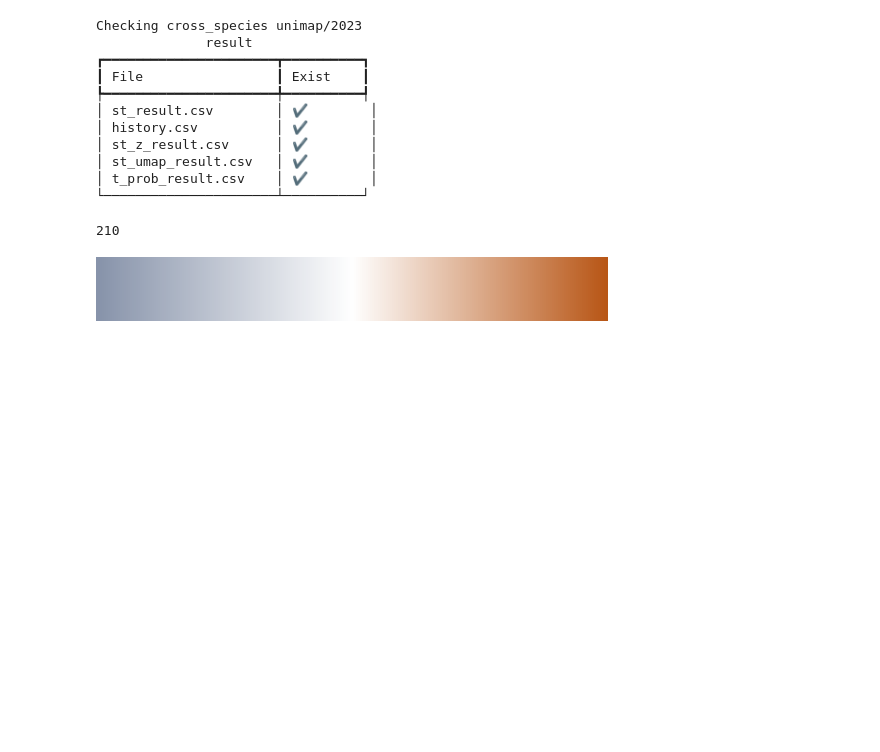
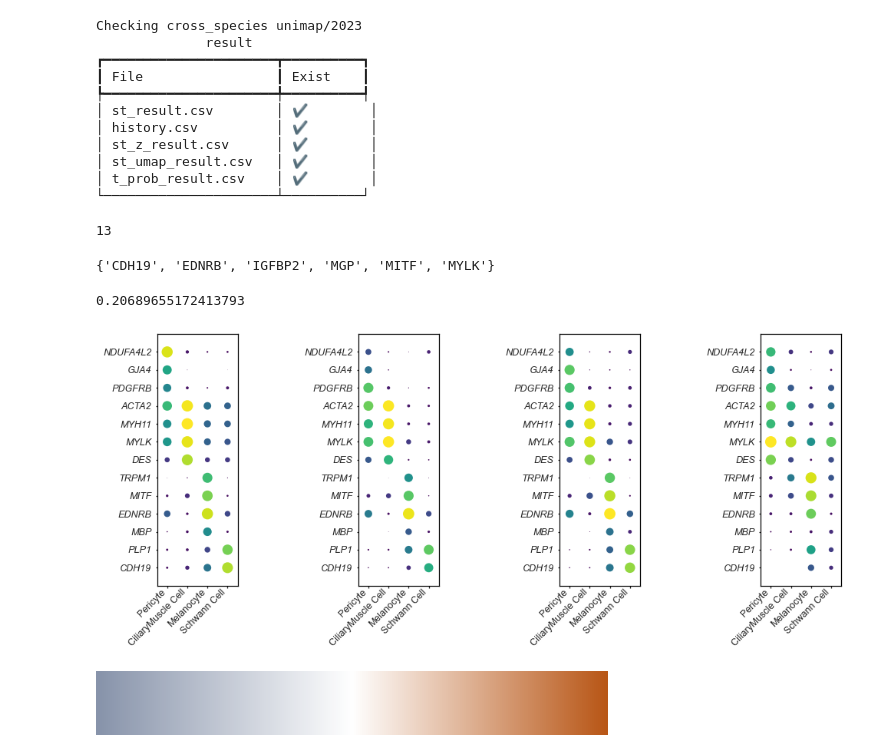
Before and after one commit to Huahuatii/Reproducing--UniMap, a Jupyter notebook: analysis/case5/fig_6bcde.ipynb, the cells around one changed output. Drawn from its saved outputs; the diff is of its cells as text; code cells hidden in the pictures; blank space fills up the shorter version.

```diff
--- a/analysis/case5/fig_6bcde.ipynb
+++ b/analysis/case5/fig_6bcde.ipynb
@@ -62,6 +63,7 @@ unimap_result = UnimapResult('cross_species', 'unimap/2023', root_dir='../../res
 s_data, t_data = get_scanpy_adata('cross_species')
 st_data = sc.concat([s_data, t_data], join='outer')
 
+hq_list = unimap_result.st_result[unimap_result.st_result['pred_cell_prob'] > 0.25].index
 human_index = unimap_result.st_result[unimap_result.st_result['batch'] == 'human'].index
 mf_index = unimap_result.st_result[unimap_result.st_result['batch'] == 'macaqueF'].index
 mouse_index = unimap_result.st_result[unimap_result.st_result['batch'] == 'mouse'].index
@@ -73,33 +75,42 @@ mouse_meta = unimap_result.st_result.loc[mouse_index]
 mm_meta = unimap_result.st_result.loc[mm_index]
 
 
-pred_ct_list = ['Schwann Cell',  'Melanocyte', 'Corneal Epithelium Cell', 'Fibroblast', 'Beam Cell', 'JCT Cell',
+pred_ct_list = ['Schwann Cell',  'Melanocyte', 'Corneal Epithelium Cell', 'Beam Cell', 'JCT Cell',
                 'CiliaryMuscle Cell', 'Pericyte', 'Vascular Endothelium Cell', 'Macrophage Cell', 'NK/T Cell']
 
 
 human_ad = sc.AnnData(X=st_data[st_data.obs.index.isin(human_index)].X, obs=human_meta, var=st_data.var)
 human_ad = human_ad[human_ad.obs.pred_celltype.isin(pred_ct_list)]
+human_ad_hq = human_ad
+
 mf_ad = sc.AnnData(X=st_data[st_data.obs.index.isin(mf_index)].X, obs=mf_meta, var=st_data.var)
 mf_ad = mf_ad[mf_ad.obs.pred_celltype.isin(pred_ct_list)]
+mf_ad_hq = mf_ad[mf_ad.obs.index.isin(hq_list)]
+
 mouse_ad = sc.AnnData(X=st_data[st_data.obs.index.isin(mouse_index)].X, obs=mouse_meta, var=st_data.var)
 mouse_ad = mouse_ad[mouse_ad.obs.pred_celltype.isin(pred_ct_list)]
+mouse_ad_hq = mouse_ad[mouse_ad.obs.index.isin(hq_list)]
+
 mm_ad = sc.AnnData(X=st_data[st_data.obs.index.isin(mm_index)].X, obs=mm_meta, var=st_data.var)
 mm_ad = mm_ad[mm_ad.obs.pred_celltype.isin(pred_ct_list)]
-#
+mm_ad_hq = mm_ad[mm_ad.obs.index.isin(hq_list)]
 
-sc.tl.rank_genes_groups(human_ad, 'pred_celltype', method='t-test')
-sc.tl.rank_genes_groups(mf_ad, 'pred_celltype', method='t-test')
-sc.tl.rank_genes_groups(mouse_ad, 'pred_celltype', method='t-test')
-sc.tl.rank_genes_groups(mm_ad, 'pred_celltype', method='t-test')
+
+sc.tl.rank_genes_groups(human_ad_hq, 'pred_celltype', method='t-test')
+sc.tl.rank_genes_groups(mf_ad_hq, 'pred_celltype', method='t-test')
+sc.tl.rank_genes_groups(mouse_ad_hq, 'pred_celltype', method='t-test')
+sc.tl.rank_genes_groups(mm_ad_hq, 'pred_celltype', method='t-test')
 
 marker_genes_dict = {}
 for ct in pred_ct_list:
-    marker_genes1 = pd.DataFrame(human_ad.uns['rank_genes_groups']['names'])[ct].head(10)
+    marker_genes1 = pd.DataFrame(human_ad_hq.uns['rank_genes_groups']['names'])[ct].head(10)
     # marker_genes2 = pd.DataFrame(pig_ad.uns['rank_genes_groups']['names'])[ct].head(10)
-    marker_genes3 = pd.DataFrame(mf_ad.uns['rank_genes_groups']['names'])[ct].head(10)
-    marker_genes4 = pd.DataFrame(mouse_ad.uns['rank_genes_groups']['names'])[ct].head(10)
-    marker_genes2 = pd.DataFrame(mm_ad.uns['rank_genes_groups']['names'])[ct].head(10)
-    marker_genes_dict[ct] = list(set(marker_genes1) | set(marker_genes2) | set(marker_genes3) | set(marker_genes4))
+    marker_genes3 = pd.DataFrame(mf_ad_hq.uns['rank_genes_groups']['names'])[ct].head(10)
+    marker_genes4 = pd.DataFrame(mouse_ad_hq.uns['rank_genes_groups']['names'])[ct].head(10)
+    marker_genes2 = pd.DataFrame(mm_ad_hq.uns['rank_genes_groups']['names'])[ct].head(10)
+    # marker_genes_dict[ct] = list(set(marker_genes1) | set(marker_genes2) | set(marker_genes3) | set(marker_genes4))
+    marker_genes_dict[ct] = list(set(marker_genes1) & set(marker_genes2) & set(marker_genes3) & set(marker_genes4))
+
 
 marker_genes_list = remove_duplicates(sum_lists(marker_genes_dict))
 print(len(marker_genes_list))
@@ -120,7 +131,7 @@ for species in ['human', 'mm', 'mf', 'mouse']:
     logfc_df = pd.DataFrame()
     adict = {}
     for ct in pred_ct_list:
-        adict[ct] = pd.DataFrame(eval(species + '_ad.uns')['rank_genes_groups']['logfoldchanges'][ct], index=eval(species + '_ad.uns')['rank_genes_groups']['names'][ct], columns=[ct])
+        adict[ct] = pd.DataFrame(eval(species + '_ad_hq.uns')['rank_genes_groups']['logfoldchanges'][ct], index=eval(species + '_ad_hq.uns')['rank_genes_groups']['names'][ct], columns=[ct])
     logfc_df = pd.concat(adict.values(), axis=1)
     logfc_heat_map_data = logfc_df.loc[marker_genes_list]
     logfc_dict[species] = logfc_heat_map_data
@@ -140,4 +151,4 @@ Checking cross_species unimap/2023
 │ st_umap_result.csv   │ ✔️        │
 │ t_prob_result.csv    │ ✔️        │
 └──────────────────────┴──────────┘
-210
+13
@@ -143,0 +158,13 @@ Checking cross_species unimap/2023
+# %%
+# od_marker = [ "POU6F2", "CPAMD8", "FOXC1", "PITX2", "MYOC", "LOXL1", "CYP1B1", "LTBP2", "KALRN", "DGKG", "ANGPT2", "TEK", "CAV1", "CAV2", "GAS7"]
+od_marker1 = ["DCN", "MGP", "RARRES1", "OGN", "RBP4", "SFRP4", "IGFBP2", "ANGPTL7", "EDN3", "PDPN", "C7", "BMP5", "TMEFF2", "PPP1R1B", "CEMIP", "CHI3L1"]
+od_marker2 = ["NDUFA4L2", "GJA4", "PDGFRB", "ACTA2", "MYH11", "MYLK", "DES", "TRPM1", "MITF", "EDNRB", "MBP", "PLP1", "CDH19"]
+
+# 求od_marker和marker_genes_list有多少个重复的
+set(set(od_marker1) | set(od_marker2)) & set(marker_genes_list)
+# %% [output]
+{'CDH19', 'EDNRB', 'IGFBP2', 'MGP', 'MITF', 'MYLK'}
+# %%
+len(set(set(od_marker1) | set(od_marker2)) & set(marker_genes_list)) / len(set(set(od_marker1) | set(od_marker2)))
+# %% [output]
+0.20689655172413793
@@ -143,0 +252,28 @@ Checking cross_species unimap/2023
+# %%
+ct1 = ['Beam Cell', 'JCT Cell']
+ct2 = ['Pericyte', 'CiliaryMuscle Cell', 'Melanocyte', 'Schwann Cell']
+fig, axs = plt.subplots(figsize=(185 / 25.4, 250 / 25.4))
+axs.remove()
+postions = [
+            [0.05, 0.1, 0.08, 0.25 / (250/185)],
+            [0.25, 0.1, 0.08, 0.25 / (250/185)],
+            [0.45, 0.1, 0.08, 0.25 / (250/185)],
+            [0.65, 0.1, 0.08, 0.25 / (250/185)],
+            ]
+ax1 = fig.add_axes(postions[0])
+ax2 = fig.add_axes(postions[1])
+ax3 = fig.add_axes(postions[2])
+ax4 = fig.add_axes(postions[3])
+
+human_ad2 = human_ad[human_ad.obs.pred_celltype.isin(ct2)].copy()
+mf_ad2 = mf_ad[mf_ad.obs.pred_celltype.isin(ct2)].copy()
+mm_ad2 = mm_ad[mm_ad.obs.pred_celltype.isin(ct2)].copy()
+mouse_ad2 = mouse_ad[mouse_ad.obs.pred_celltype.isin(ct2)].copy()
+
+
+p1 = plot_dotplot(human_ad2, od_marker2, groupby_column='pred_celltype', ax=ax1, xlist=ct2)
+p2 = plot_dotplot(mf_ad2, od_marker2, groupby_column='pred_celltype', ax=ax2, xlist=ct2)
+p3 = plot_dotplot(mm_ad2, od_marker2, groupby_column='pred_celltype', ax=ax3, xlist=ct2)
+p4 = plot_dotplot(mouse_ad2, od_marker2, groupby_column='pred_celltype', ax=ax4, xlist=ct2)
+# %% [output]
+[figure, added]
```
Also changed, not shown: parts of 14 cells of this notebook, 4 other files.
